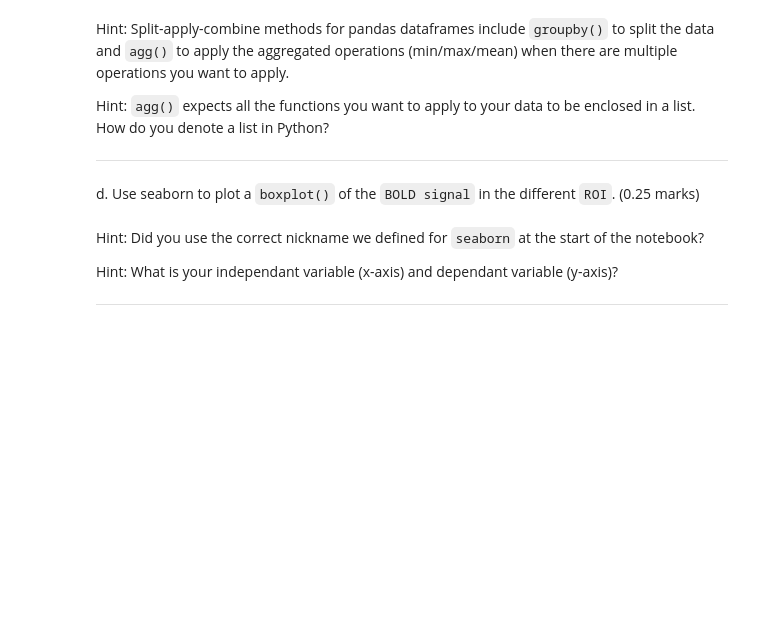
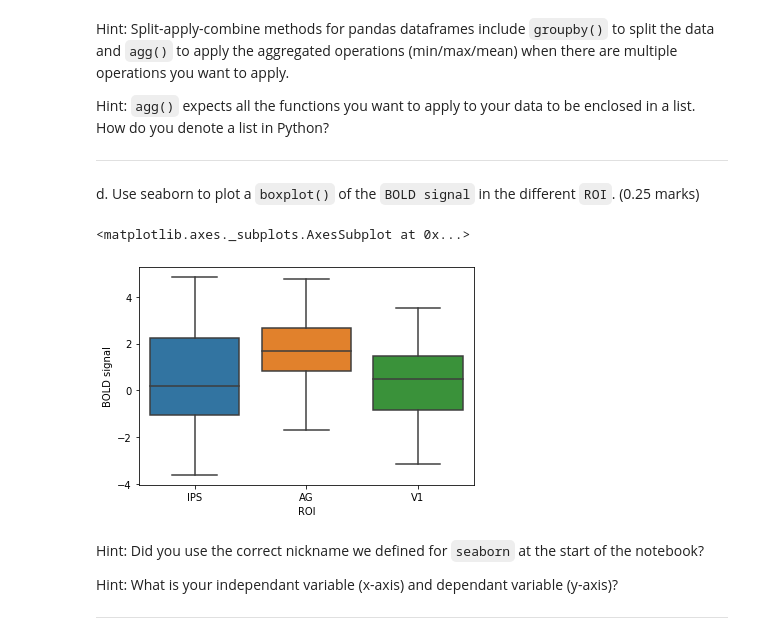
Before and after one commit to constructor-s/BME1478_Assignments, a Jupyter notebook: a08/last_first_assignment8.ipynb, the cells around one changed output. Cells and saved outputs as stored; diff of their text form; code cells hidden in the pictures; blank space fills up the shorter version.

```diff
--- a/a08/last_first_assignment8.ipynb
+++ b/a08/last_first_assignment8.ipynb
@@ -82,6 +106,10 @@ _______
 d. Use seaborn to plot a `boxplot()` of the `BOLD signal` in the different `ROI`. (0.25 marks)
 # %%
 # create your plot here
+sns.boxplot(data=gammas, x="ROI", y="BOLD signal")
+# %% [output]
+<matplotlib.axes._subplots.AxesSubplot at 0x...>
+[figure, added]
 # %% [markdown]
 Hint: Did you use the correct nickname we defined for `seaborn` at the start of the notebook?
 
```
Also changed, not shown: parts of 33 cells of this notebook.
